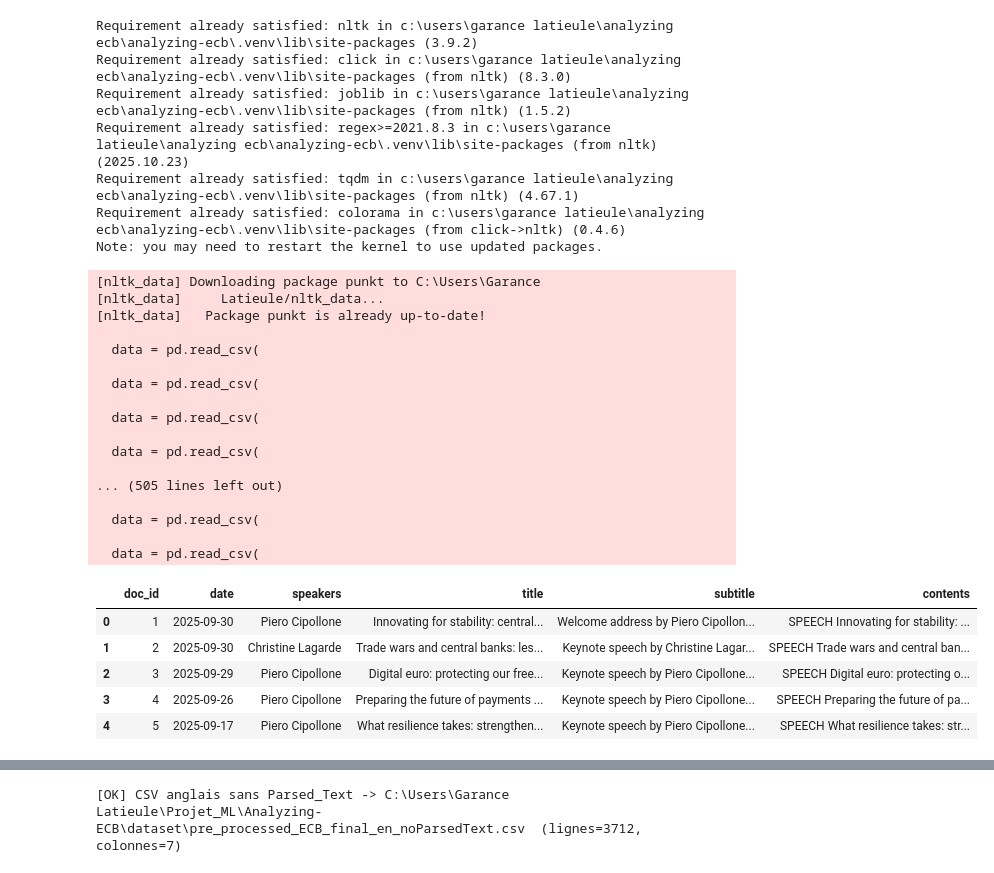
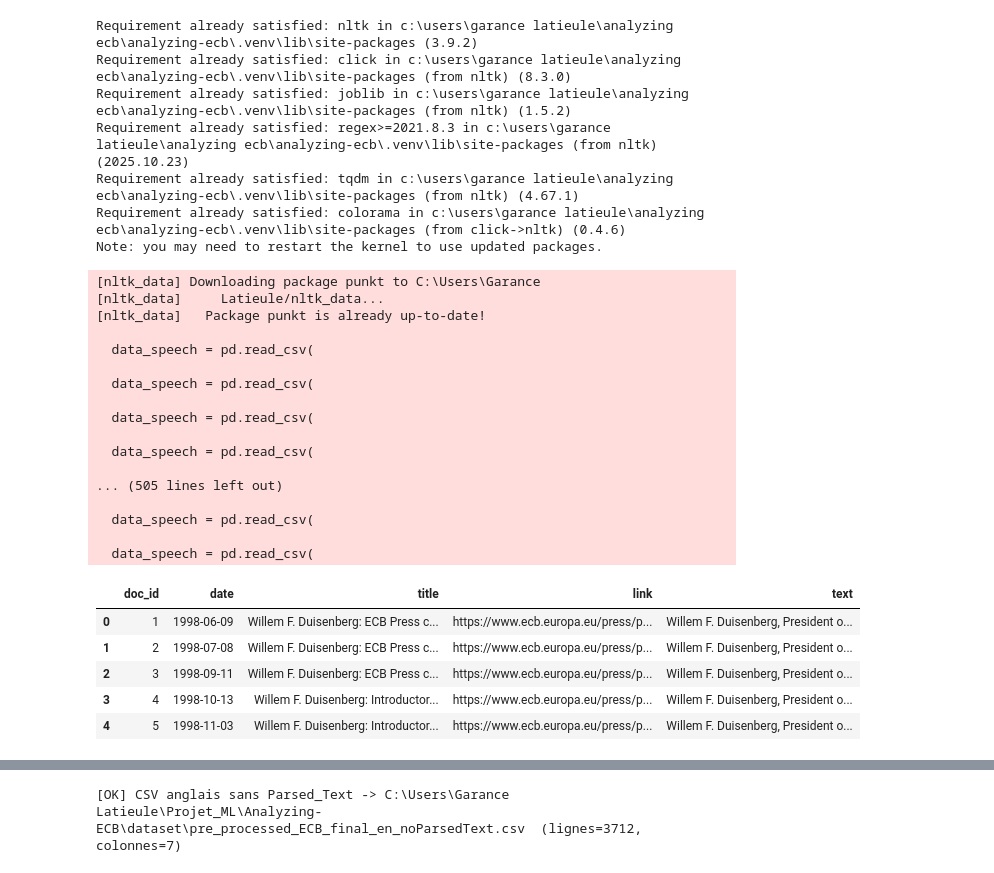
Before and after one commit to garance-lat/Analyzing-ECB, a Jupyter notebook: dataset/pre_process_ECB.ipynb, the cells around one changed output, grey strips where cells are left out. Saved outputs shown, nothing was run; the diff lists cells and outputs as text; code cells hidden in the pictures.

```diff
--- a/dataset/pre_process_ECB.ipynb
+++ b/dataset/pre_process_ECB.ipynb
@@ -1,53 +1,41 @@
 # %%
 import pandas as pd
 %pip install -U nltk
 import nltk
 nltk.download('punkt')
 from nltk.tokenize import sent_tokenize
 import re
 import pandas as pd
-
-path = r"all_ECB_speeches.csv"  # ou "all_ECB_speeches.csv"
-
-data = pd.read_csv(
-    path,
-    sep="//",
-    engine="python",
-    encoding="utf-8-sig",
-    on_bad_lines="warn"
-)
-
-data.insert(0, 'doc_id', range(1, len(data) + 1))
-data.head()
+import os, ssl
 # %% [output]
 Requirement already satisfied: nltk in c:\users\garance latieule\analyzing ecb\analyzing-ecb\.venv\lib\site-packages (3.9.2)
 Requirement already satisfied: click in c:\users\garance latieule\analyzing ecb\analyzing-ecb\.venv\lib\site-packages (from nltk) (8.3.0)
 Requirement already satisfied: joblib in c:\users\garance latieule\analyzing ecb\analyzing-ecb\.venv\lib\site-packages (from nltk) (1.5.2)
 Requirement already satisfied: regex>=2021.8.3 in c:\users\garance latieule\analyzing ecb\analyzing-ecb\.venv\lib\site-packages (from nltk) (2025.10.23)
 Requirement already satisfied: tqdm in c:\users\garance latieule\analyzing ecb\analyzing-ecb\.venv\lib\site-packages (from nltk) (4.67.1)
 Requirement already satisfied: colorama in c:\users\garance latieule\analyzing ecb\analyzing-ecb\.venv\lib\site-packages (from click->nltk) (0.4.6)
 Note: you may need to restart the kernel to use updated packages.
 [nltk_data] Downloading package punkt to C:\Users\Garance
 [nltk_data]     Latieule/nltk_data...
 [nltk_data]   Package punkt is already up-to-date!
 
-  data = pd.read_csv(
+  data_speech = pd.read_csv(
 
-  data = pd.read_csv(
+  data_speech = pd.read_csv(
 
-  data = pd.read_csv(
+  data_speech = pd.read_csv(
 
-  data = pd.read_csv(
+  data_speech = pd.read_csv(
 
 ... (505 lines left out)
 
-  data = pd.read_csv(
+  data_speech = pd.read_csv(
 
-  data = pd.read_csv(
+  data_speech = pd.read_csv(
-|  | doc_id | date | speakers | title | subtitle | contents |
-| 0 | 1 | 2025-09-30 | Piero Cipollone | Innovating for stability: central... | Welcome address by Piero Cipollon... | SPEECH Innovating for stability: ... |
-| 1 | 2 | 2025-09-30 | Christine Lagarde | Trade wars and central banks: les... | Keynote speech by Christine Lagar... | SPEECH Trade wars and central ban... |
-| 2 | 3 | 2025-09-29 | Piero Cipollone | Digital euro: protecting our free... | Keynote speech by Piero Cipollone... | SPEECH Digital euro: protecting o... |
-| 3 | 4 | 2025-09-26 | Piero Cipollone | Preparing the future of payments ... | Keynote speech by Piero Cipollone... | SPEECH Preparing the future of pa... |
-| 4 | 5 | 2025-09-17 | Piero Cipollone | What resilience takes: strengthen... | Keynote speech by Piero Cipollone... | SPEECH What resilience takes: str... |
+|  | doc_id | date | title | link | text |
+| 0 | 1 | 1998-06-09 | Willem F. Duisenberg: ECB Press c... | https://www.ecb.europa.eu/press/p... | Willem F. Duisenberg, President o... |
+| 1 | 2 | 1998-07-08 | Willem F. Duisenberg: ECB Press c... | https://www.ecb.europa.eu/press/p... | Willem F. Duisenberg, President o... |
+| 2 | 3 | 1998-09-11 | Willem F. Duisenberg: ECB Press c... | https://www.ecb.europa.eu/press/p... | Willem F. Duisenberg, President o... |
+| 3 | 4 | 1998-10-13 | Willem F. Duisenberg: Introductor... | https://www.ecb.europa.eu/press/p... | Willem F. Duisenberg, President o... |
+| 4 | 5 | 1998-11-03 | Willem F. Duisenberg: Introductor... | https://www.ecb.europa.eu/press/p... | Willem F. Duisenberg, President o... |
 # %%
```
Also changed, not shown: parts of 10 cells of this notebook, 2 other files.
